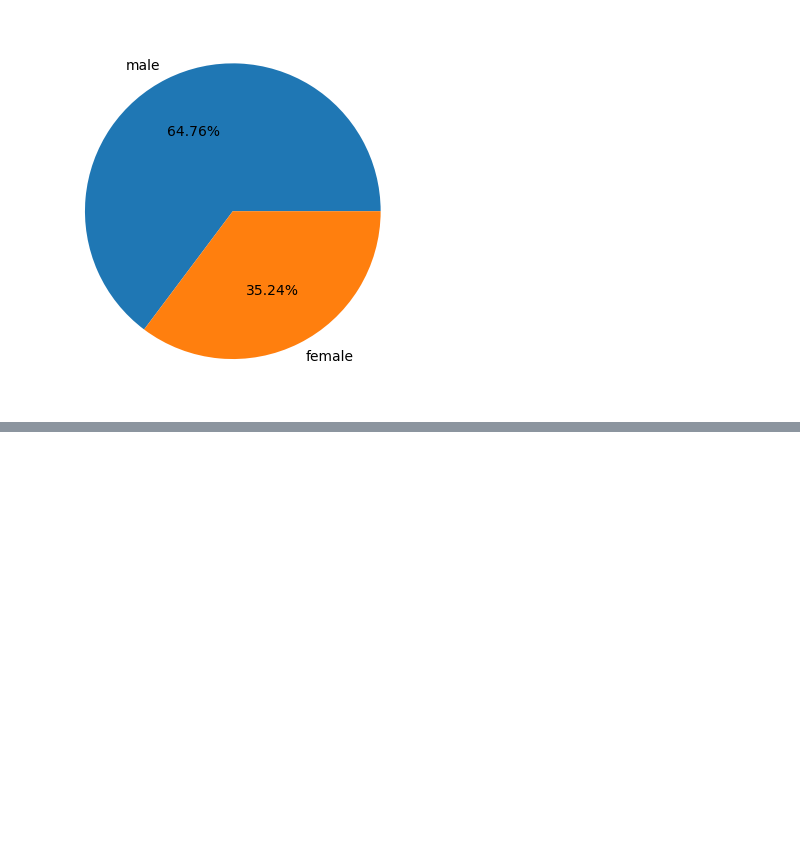
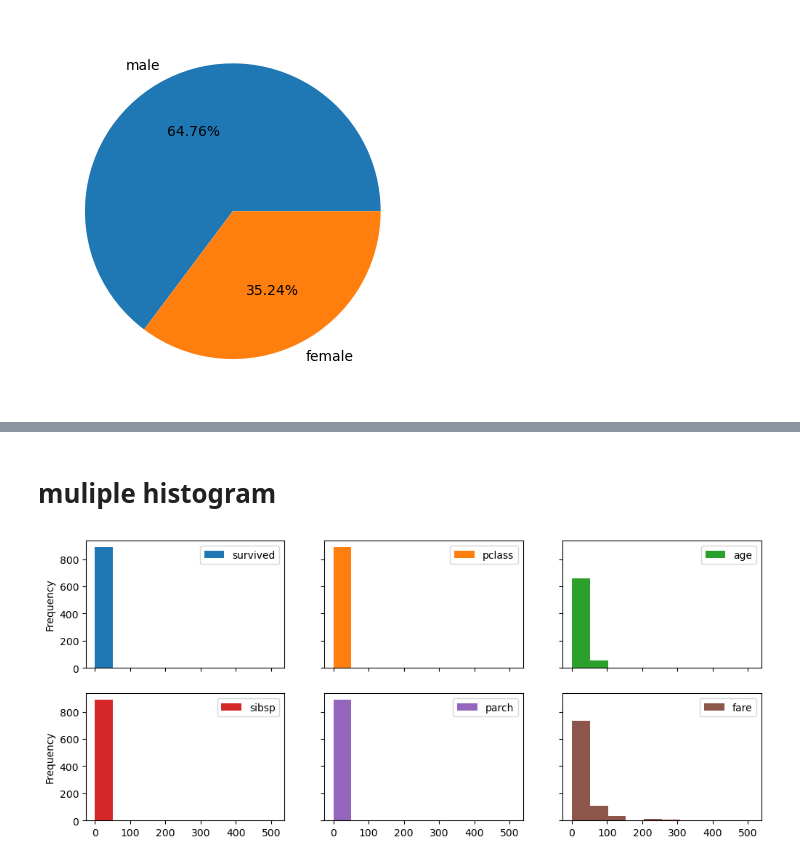
Before and after one commit to kamsaxel/Jupyter-Notebooks, a Jupyter notebook: matplotlib.ipynb, the cells around one changed output, grey strips where cells are left out. Saved outputs shown, nothing was run; the diff lists cells and outputs as text; code cells hidden in the pictures; blank space fills up the shorter version.

```diff
--- a/matplotlib.ipynb
+++ b/matplotlib.ipynb
@@ -138,0 +204,7 @@ plt.show()
+# %% [markdown]
+# muliple histogram
+# %%
+df.plot.hist(subplots= True,layout=(2,3),figsize=(12,5),sharex= True,sharey=True)
+plt.show()
+# %% [output]
+[figure, added]
```
Also changed, not shown: parts of 24 cells of this notebook.
